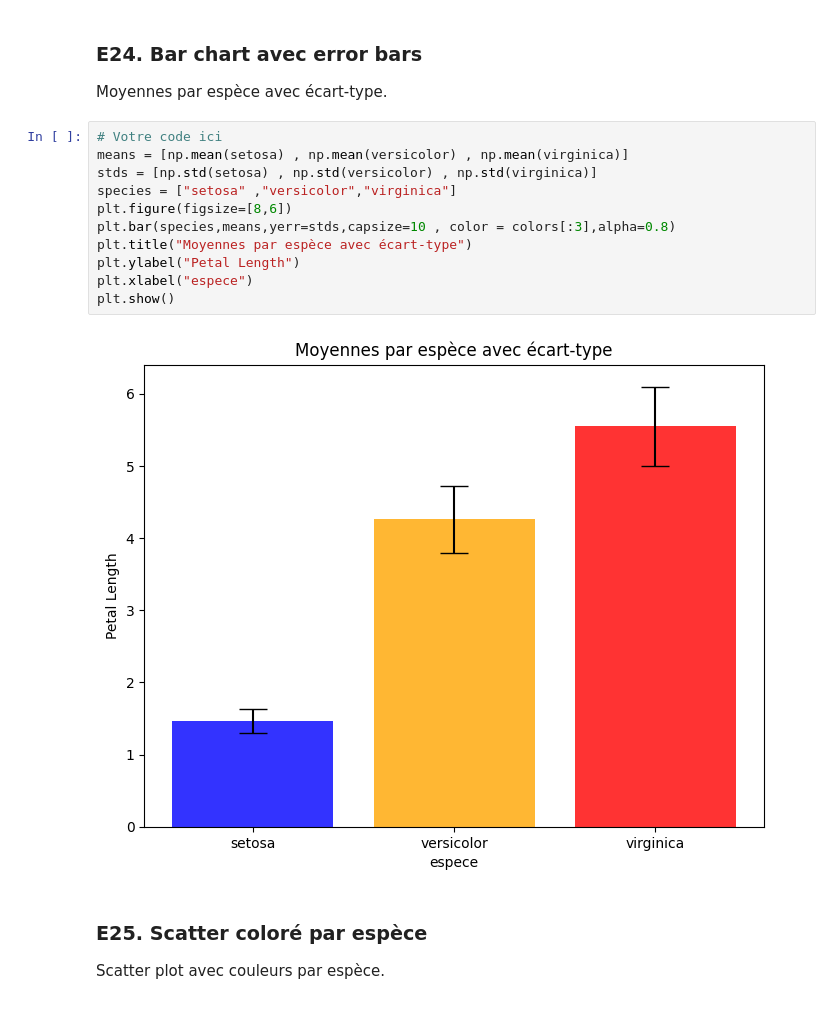
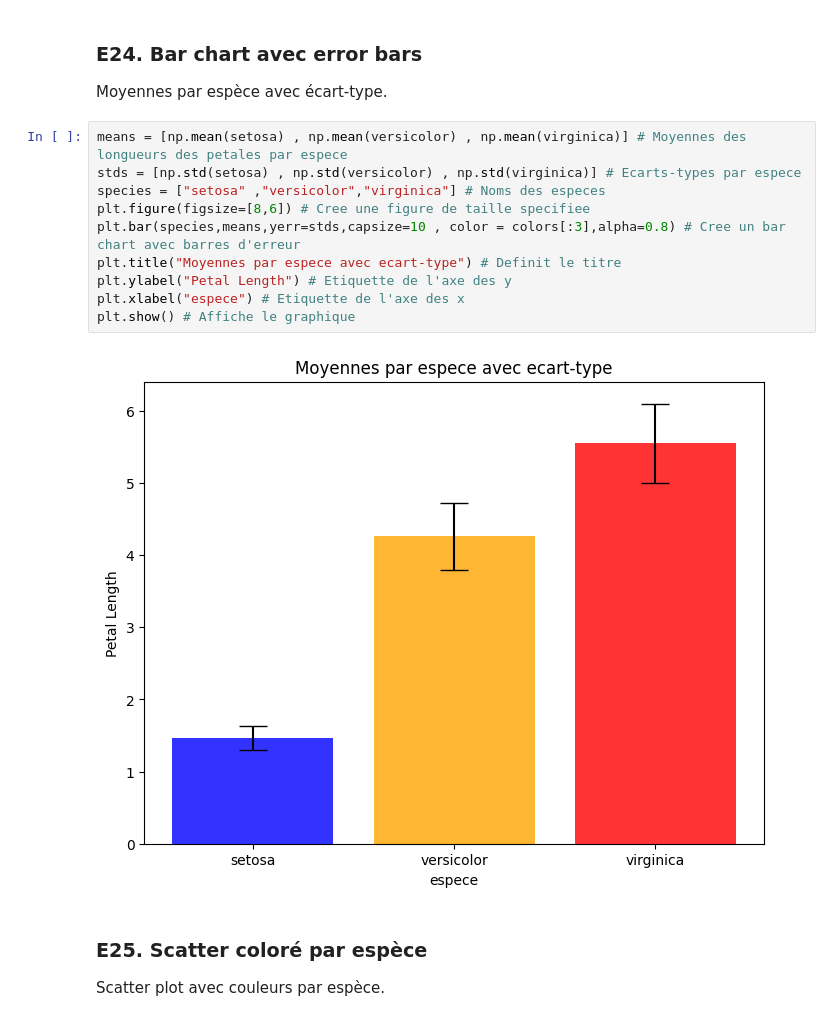
Before and after one commit to USMS-FPK-IA-GI-2025/controle-01-numpy-and-matplotlib-iris-Bouchask, a Jupyter notebook: notebooks/controle_numpy_matplotlib.ipynb, the cells around one changed output. Saved outputs shown, nothing was run; the diff lists cells and outputs as text.

Commit message:
version final avec commentaire

```diff
--- a/notebooks/controle_numpy_matplotlib.ipynb
+++ b/notebooks/controle_numpy_matplotlib.ipynb
@@ -354,18 +345,17 @@ plt.show()
 ### E24. Bar chart avec error bars
 Moyennes par espèce avec écart-type.
 # %%
-# Votre code ici
-means = [np.mean(setosa) , np.mean(versicolor) , np.mean(virginica)]
-stds = [np.std(setosa) , np.std(versicolor) , np.std(virginica)]
-species = ["setosa" ,"versicolor","virginica"]
-plt.figure(figsize=[8,6])
-plt.bar(species,means,yerr=stds,capsize=10 , color = colors[:3],alpha=0.8)
-plt.title("Moyennes par espèce avec écart-type")
-plt.ylabel("Petal Length")
-plt.xlabel("espece")
-plt.show()
+means = [np.mean(setosa) , np.mean(versicolor) , np.mean(virginica)] # Moyennes des longueurs des petales par espece
+stds = [np.std(setosa) , np.std(versicolor) , np.std(virginica)] # Ecarts-types par espece
+species = ["setosa" ,"versicolor","virginica"] # Noms des especes
+plt.figure(figsize=[8,6]) # Cree une figure de taille specifiee
+plt.bar(species,means,yerr=stds,capsize=10 , color = colors[:3],alpha=0.8) # Cree un bar chart avec barres d'erreur
+plt.title("Moyennes par espece avec ecart-type") # Definit le titre
+plt.ylabel("Petal Length") # Etiquette de l'axe des y
+plt.xlabel("espece") # Etiquette de l'axe des x
+plt.show() # Affiche le graphique
 # %% [output]
-[figure, old version]
+[figure, new version]
 # %% [markdown]
 ### E25. Scatter coloré par espèce
 Scatter plot avec couleurs par espèce.
```
Also changed, not shown: parts of 34 cells of this notebook.
